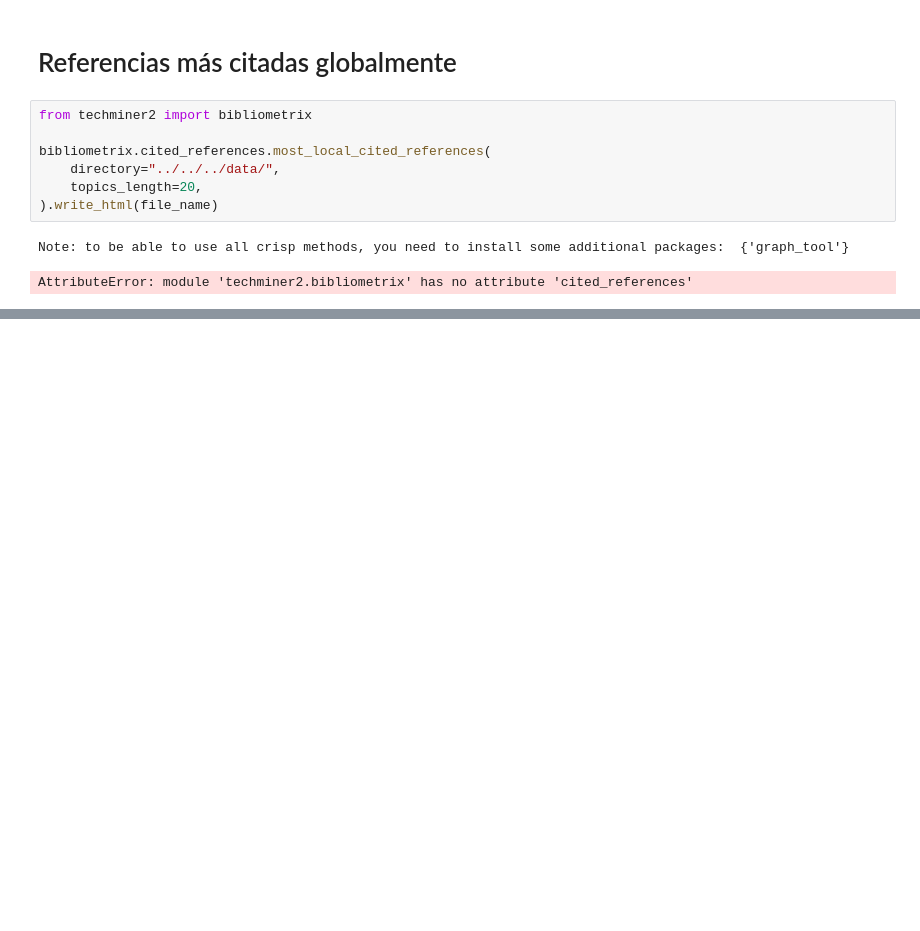
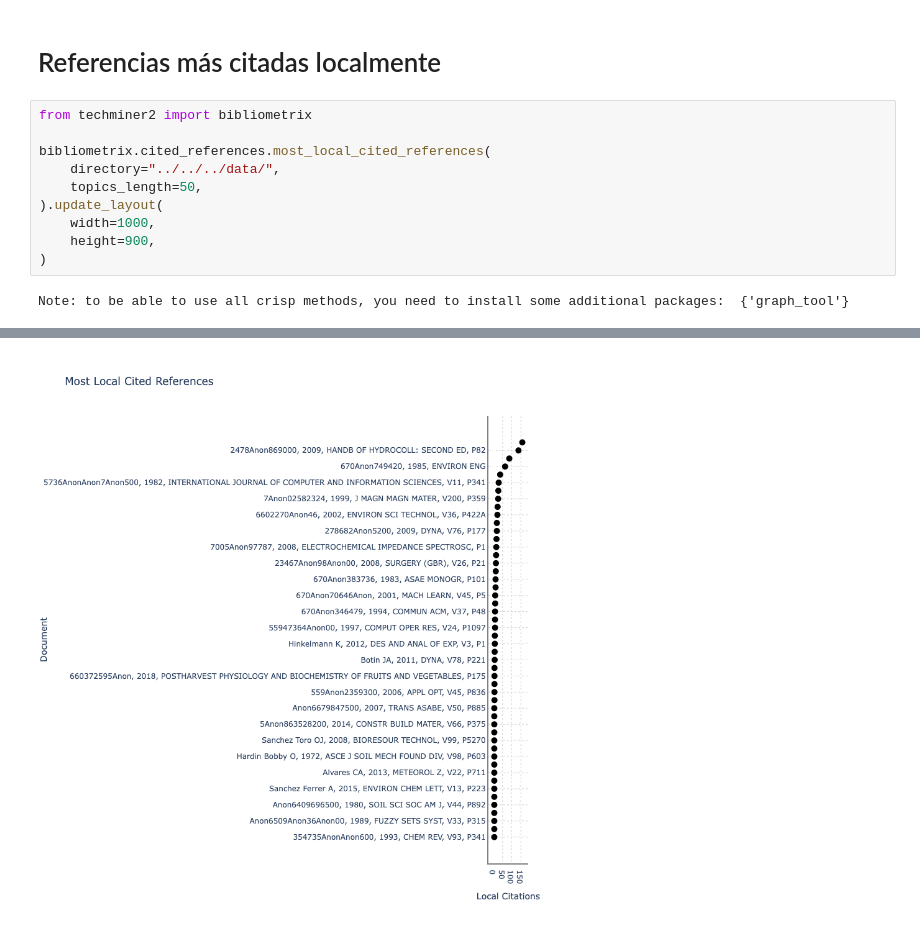
Before and after one commit to jdvelasq/dyna-colombia, a Jupyter notebook: notebooks/documents/cited_references/most_local_cited_references.ipynb, the cells around one changed output, grey strips where cells are left out. Drawn from its saved outputs; the diff is of its cells as text; blank space fills up the shorter version.

```diff
--- a/notebooks/documents/cited_references/most_local_cited_references.ipynb
+++ b/notebooks/documents/cited_references/most_local_cited_references.ipynb
@@ -1,13 +1,15 @@
 # %% [markdown]
-Referencias más citadas globalmente
+Referencias más citadas localmente
 ===
 # %%
 from techminer2 import bibliometrix
 
 bibliometrix.cited_references.most_local_cited_references(
     directory="../../../data/",
-    topics_length=20,
-).write_html(file_name)
+    topics_length=50,
+).update_layout(
+    width=1000,
+    height=900,
+)
 # %% [output]
 Note: to be able to use all crisp methods, you need to install some additional packages:  {'graph_tool'}
-AttributeError: module 'techminer2.bibliometrix' has no attribute 'cited_references'
@@ -13,0 +17 @@ AttributeError: module 'techminer2.bibliometrix' has no attribute 'cited_referen
+[figure, added]
```
Also changed, not shown: parts of 1 cell of this notebook, 6 other files.
